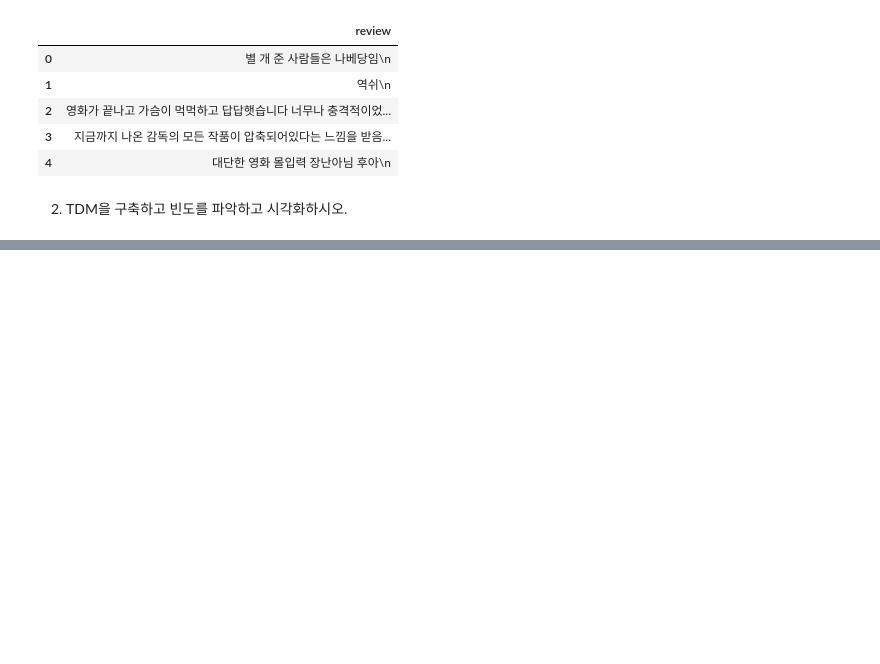
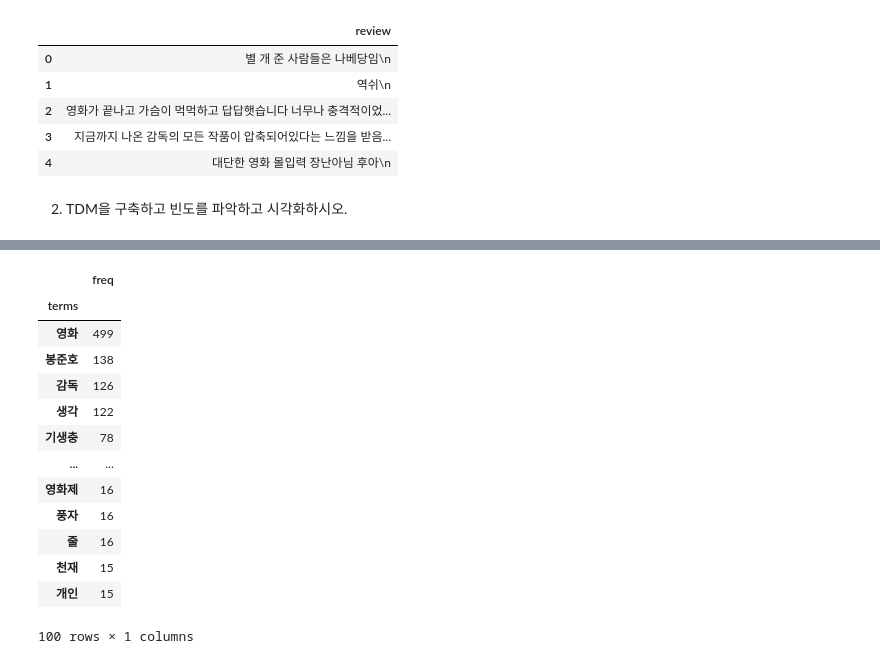
Before and after one commit to suhyehye/ADP-study, a Jupyter notebook: 모의고사/1회/3. 비정형 텍스트 마이닝.ipynb, the cells around one changed output, grey strips where cells are left out. Saved outputs shown, nothing was run; the diff lists cells and outputs as text; code cells hidden in the pictures; blank space fills up the shorter version.

```diff
--- a/모의고사/1회/3. 비정형 텍스트 마이닝.ipynb
+++ b/모의고사/1회/3. 비정형 텍스트 마이닝.ipynb
@@ -36,0 +85,17 @@ df.head()
+# %%
+## 블로그
+from collections import Counter
+from konlpy.tag import Okt
+
+f = open('영화 기생충_review.txt','r')
+data = f.read()
+
+#okt 객체 생성
+okt = Okt()
+nouns = okt.nouns(data)
+count = Counter(nouns)
+
+#명사 빈도 카운트
+noun_list = count.most_common(100)
+for n in noun_list:
+    print(n)
@@ -36,0 +120,19 @@ df.head()
+# %%
+tdm = pd.DataFrame(noun_list,columns = {'terms','freq'})
+tdm = tdm.set_index('terms').sort_values(by = 'freq',ascending = False)
+tdm
+# %% [output]
+|  | freq |
+| terms |  |
+| 영화 | 499 |
+| 봉준호 | 138 |
+| 감독 | 126 |
+| 생각 | 122 |
+| 기생충 | 78 |
+| ... | ... |
+| 영화제 | 16 |
+| 풍자 | 16 |
+| 줄 | 16 |
+| 천재 | 15 |
+| 개인 | 15 |
+100 rows × 1 columns
```
Also changed, not shown: parts of 5 cells of this notebook.
